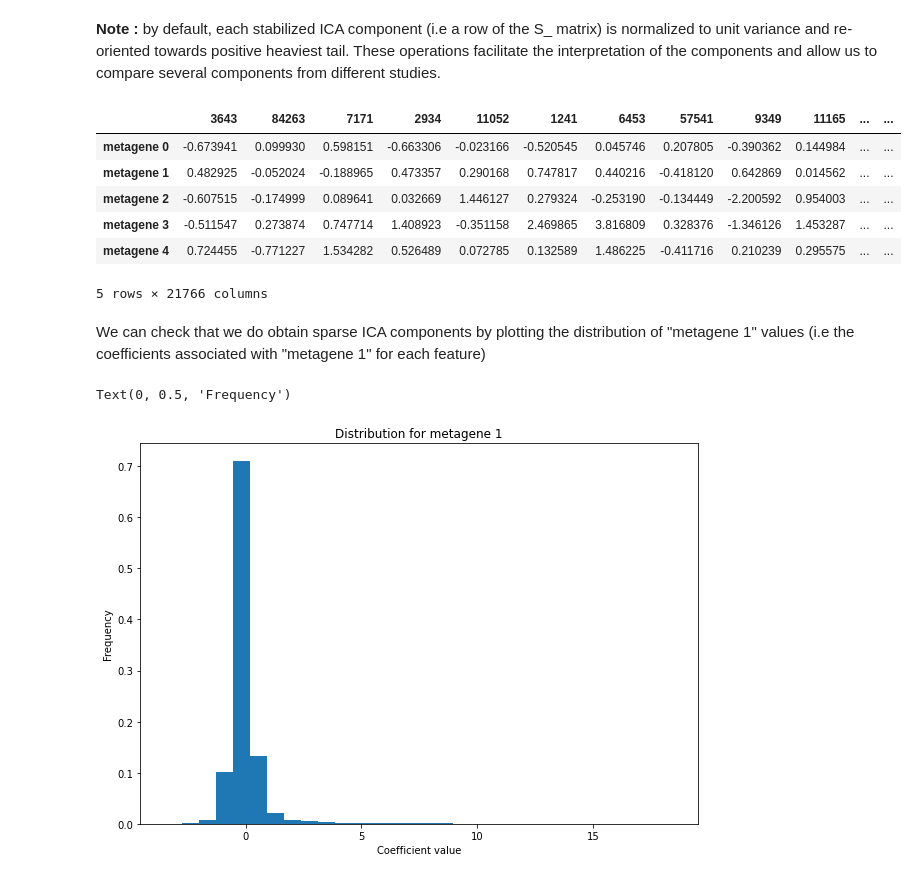
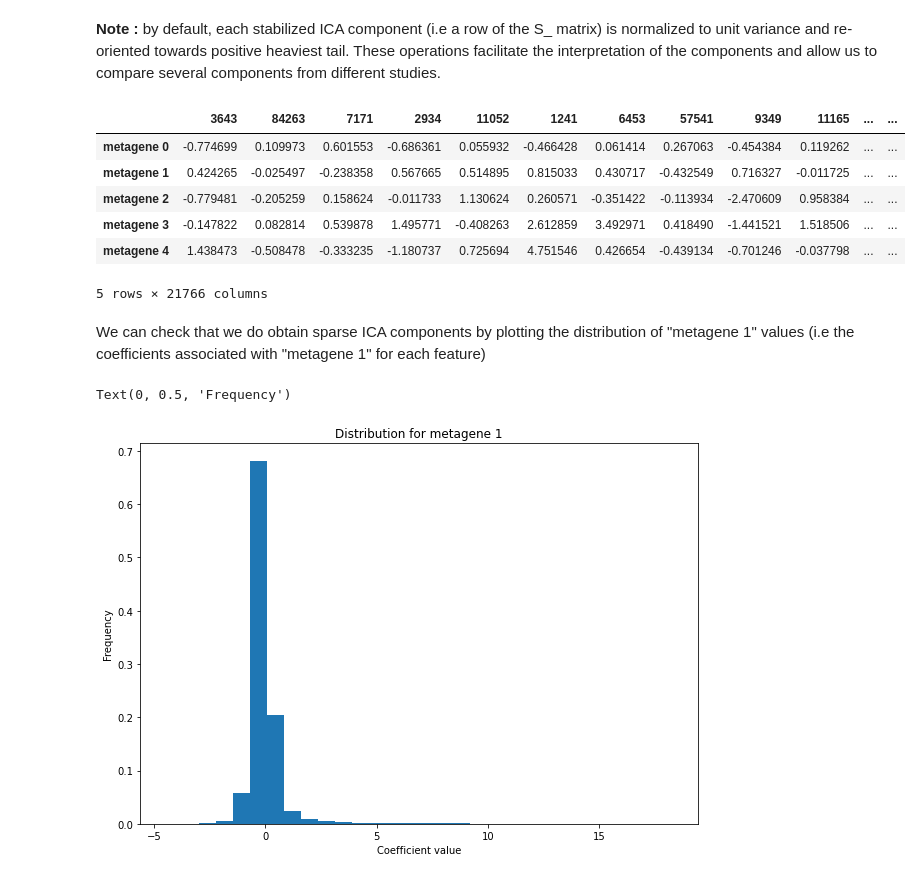
Before and after one commit to ncaptier/stabilized-ica, a Jupyter notebook: transcriptomic_ICA.ipynb, the cells around one changed output. Cells and saved outputs as stored; diff of their text form; code cells hidden in the pictures.

```diff
--- a/transcriptomic_ICA.ipynb
+++ b/transcriptomic_ICA.ipynb
@@ -18,6 +18,6 @@ import time
 This data set was extraced from ["Defining the Biological Basis of Radiomic Phenotypes in Lung Cancer" Grossman et al. 2017](https://elifesciences.org/articles/23421).
 It contains the expression of 21,766 unique genes for 269 patients with Non-small cell lung cancer (NSCLC) treated at the H. Lee Moffitt Cancer Center, Tampa, Florida, USA. Gene expression values were measured on a custom Rosetta/Merck Affymetrix 2.0 microarray chipset and normalized with the robust multi-array average (RMA) algorithm.
 # %%
-df = pd.read_csv("data.csv" , index_col=0)
+df = pd.read_csv("data.csv" , index_col=0).T
 df.head()
 # %% [output]
@@ -31,3 +33,5 @@ df.head()
+# %%
+X = df.apply(func = lambda x : x - x.mean() , axis = 1)
 # %% [markdown]
 ## 1. Most Stable Transcriptome Dimension (MSTD)
 
@@ -55,7 +59,7 @@ from algorithms.stabilized_ICA import StabilizedICA
 start = time.time()
 
 sICA = StabilizedICA(n_components = dim_opt , max_iter = 2000 , n_jobs = -1)
-sICA.fit(df.values , n_runs = 30 , plot = True ,normalize = True)
+sICA.fit(X.values , n_runs = 30 , plot = True ,normalize = True)
 
 end = time.time()
 
@@ -82,15 +86,15 @@ running time (min): 00:39.72
 # %% [markdown]
 **Note :** by default, each stabilized ICA component (i.e a row of the S_ matrix) is normalized to unit variance and re-oriented towards positive heaviest tail. These operations facilitate the interpretation of the components and allow us to compare several components from different studies.
 # %%
-Metagenes = pd.DataFrame(sICA.S_ , columns = df.columns , index = ['metagene ' + str(i) for i in range(sICA.S_.shape[0])])
+Metagenes = pd.DataFrame(sICA.S_ , columns = df.index , index = ['metagene ' + str(i) for i in range(sICA.S_.shape[0])])
 Metagenes.head()
 # %% [output]
 |  | 3643 | 84263 | 7171 | 2934 | 11052 | 1241 | 6453 | 57541 | 9349 | 11165 | ... | ... |
-| metagene 0 | -0.673941 | 0.099930 | 0.598151 | -0.663306 | -0.023166 | -0.520545 | 0.045746 | 0.207805 | -0.390362 | 0.144984 | ... | ... |
-| metagene 1 | 0.482925 | -0.052024 | -0.188965 | 0.473357 | 0.290168 | 0.747817 | 0.440216 | -0.418120 | 0.642869 | 0.014562 | ... | ... |
-| metagene 2 | -0.607515 | -0.174999 | 0.089641 | 0.032669 | 1.446127 | 0.279324 | -0.253190 | -0.134449 | -2.200592 | 0.954003 | ... | ... |
-| metagene 3 | -0.511547 | 0.273874 | 0.747714 | 1.408923 | -0.351158 | 2.469865 | 3.816809 | 0.328376 | -1.346126 | 1.453287 | ... | ... |
-| metagene 4 | 0.724455 | -0.771227 | 1.534282 | 0.526489 | 0.072785 | 0.132589 | 1.486225 | -0.411716 | 0.210239 | 0.295575 | ... | ... |
+| metagene 0 | -0.774699 | 0.109973 | 0.601553 | -0.686361 | 0.055932 | -0.466428 | 0.061414 | 0.267063 | -0.454384 | 0.119262 | ... | ... |
+| metagene 1 | 0.424265 | -0.025497 | -0.238358 | 0.567665 | 0.514895 | 0.815033 | 0.430717 | -0.432549 | 0.716327 | -0.011725 | ... | ... |
+| metagene 2 | -0.779481 | -0.205259 | 0.158624 | -0.011733 | 1.130624 | 0.260571 | -0.351422 | -0.113934 | -2.470609 | 0.958384 | ... | ... |
+| metagene 3 | -0.147822 | 0.082814 | 0.539878 | 1.495771 | -0.408263 | 2.612859 | 3.492971 | 0.418490 | -1.441521 | 1.518506 | ... | ... |
+| metagene 4 | 1.438473 | -0.508478 | -0.333235 | -1.180737 | 0.725694 | 4.751546 | 0.426654 | -0.439134 | -0.701246 | -0.037798 | ... | ... |
 5 rows × 21766 columns
 # %% [markdown]
 We can check that we do obtain sparse ICA components by plotting the distribution of "metagene 1" values (i.e the coefficients associated with "metagene 1" for each feature)
@@ -107,4 +111,4 @@ plt.xlabel("Coefficient value")
 plt.ylabel("Frequency")
 # %% [output]
 Text(0, 0.5, 'Frequency')
-[figure, old version]
+[figure, new version]
```
Also changed, not shown: parts of 5 cells of this notebook, 2 other files.
